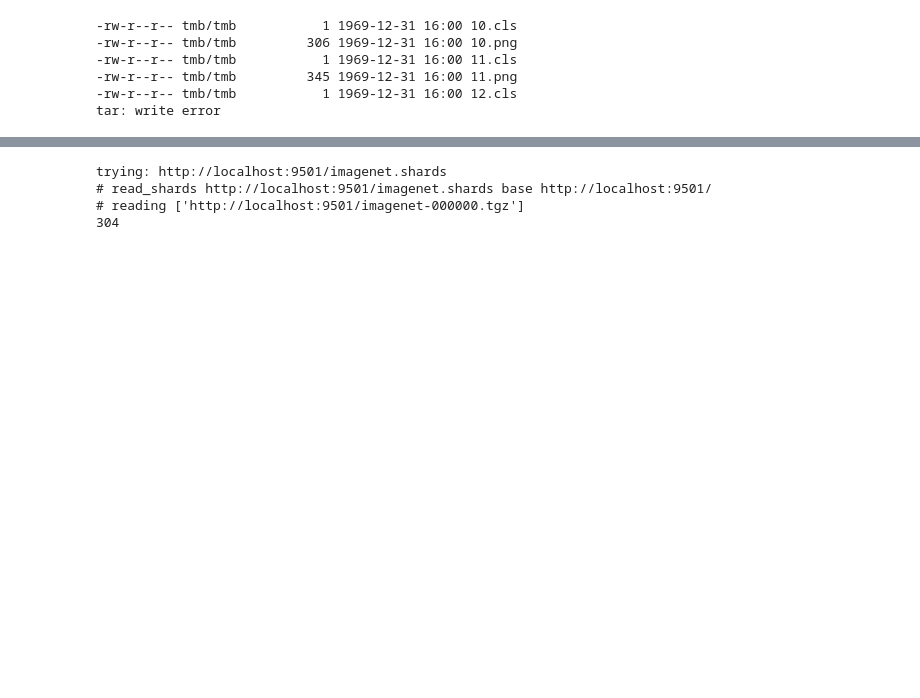
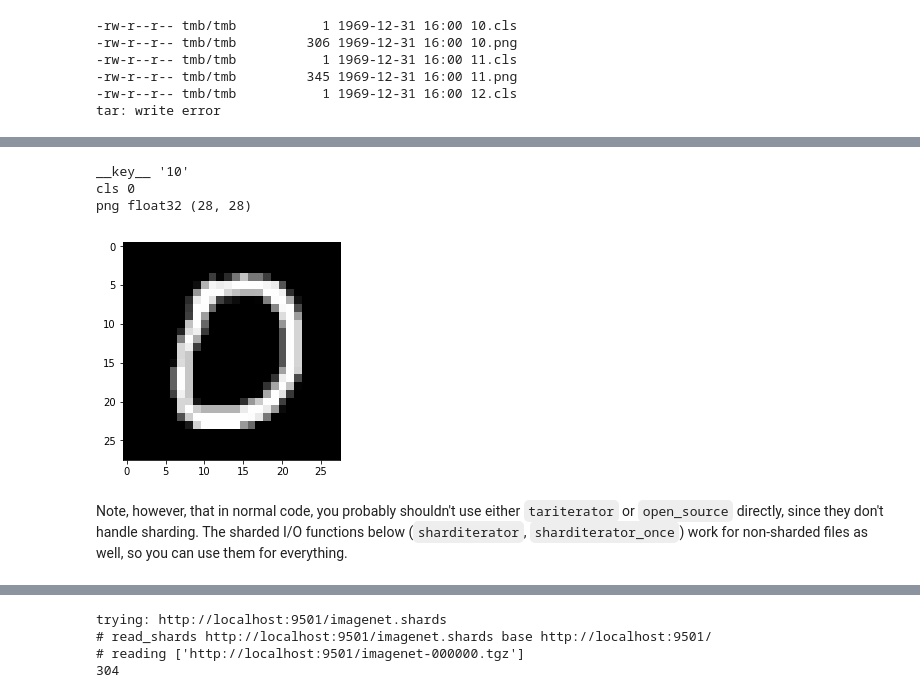
Before and after one commit to NVlabs/dlinputs, a Jupyter notebook: intro-to-dlinputs.ipynb, the cells around one changed output, grey strips where cells are left out. Drawn from its saved outputs; the diff is of its cells as text; code cells hidden in the pictures; blank space fills up the shorter version.

```diff
--- a/intro-to-dlinputs.ipynb
+++ b/intro-to-dlinputs.ipynb
@@ -251,0 +56,13 @@ Decoding is otherwise just like regular `ittarfile`. Note that the shard reader
+# %%
+from dlinputs import gopen
+for sample in gopen.open_source("testdata/sample.tgz"):
+    utils.print_sample(sample)
+    simsho
+    break
+# %% [output]
+__key__ '10'
+cls 0
+png float32 (28, 28)
+[figure, added]
+# %% [markdown]
+Note, however, that in normal code, you probably shouldn't use either `tariterator` or `open_source` directly, since they don't handle sharding. The sharded I/O functions below (`sharditerator`, `sharditerator_once`) work for non-sharded files as well, so you can use them for everything.
```
Also changed, not shown: parts of 39 cells of this notebook, 8 other files.
